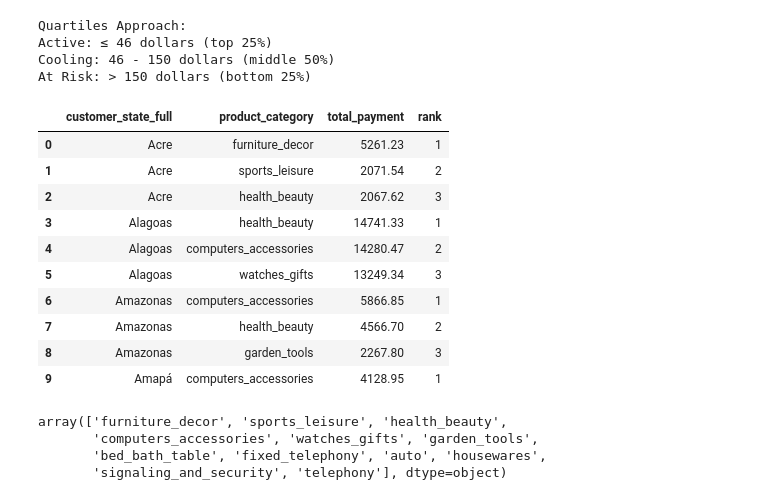
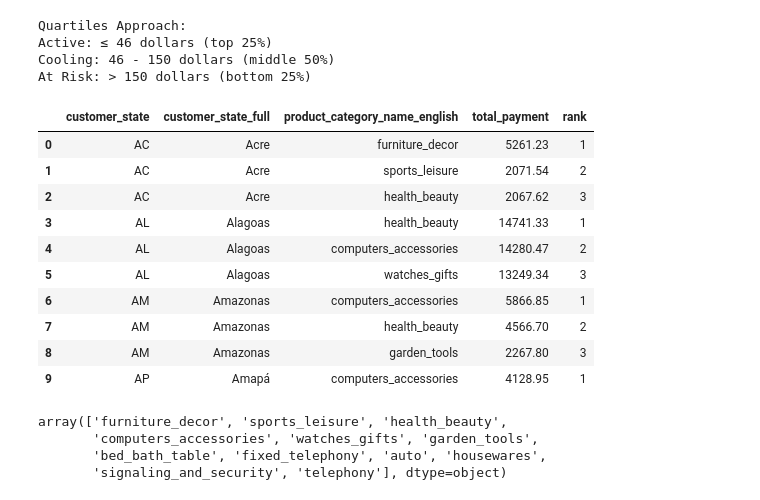
Before and after one commit to anudaridata/brazillian_ecommerce_purchase, a Jupyter notebook: notebooks/olist_analysis.ipynb, the cells around one changed output. Drawn from its saved outputs; the diff is of its cells as text; code cells hidden in the pictures.

```diff
--- a/notebooks/olist_analysis.ipynb
+++ b/notebooks/olist_analysis.ipynb
@@ -379,18 +349,18 @@ Active: ≤ 46 dollars (top 25%)
 Cooling: 46 - 150 dollars (middle 50%)
 At Risk: > 150 dollars (bottom 25%)
 # %%
-top_three = pd.read_csv('/Users/anuka/Documents/python_projects/october/top_three_categories.csv')
+top_three = pd.read_csv('/Users/anuka/Documents/python_projects/october/data/product_by_state.csv')
 top_three.head(10)
 # %% [output]
-|  | customer_state_full | product_category | total_payment | rank |
-| 0 | Acre | furniture_decor | 5261.23 | 1 |
-| 1 | Acre | sports_leisure | 2071.54 | 2 |
-| 2 | Acre | health_beauty | 2067.62 | 3 |
-| 3 | Alagoas | health_beauty | 14741.33 | 1 |
-| 4 | Alagoas | computers_accessories | 14280.47 | 2 |
-| 5 | Alagoas | watches_gifts | 13249.34 | 3 |
-| 6 | Amazonas | computers_accessories | 5866.85 | 1 |
-| 7 | Amazonas | health_beauty | 4566.70 | 2 |
-| 8 | Amazonas | garden_tools | 2267.80 | 3 |
-| 9 | Amapá | computers_accessories | 4128.95 | 1 |
+|  | customer_state | customer_state_full | product_category_name_english | total_payment | rank |
+| 0 | AC | Acre | furniture_decor | 5261.23 | 1 |
+| 1 | AC | Acre | sports_leisure | 2071.54 | 2 |
+| 2 | AC | Acre | health_beauty | 2067.62 | 3 |
+| 3 | AL | Alagoas | health_beauty | 14741.33 | 1 |
+| 4 | AL | Alagoas | computers_accessories | 14280.47 | 2 |
+| 5 | AL | Alagoas | watches_gifts | 13249.34 | 3 |
+| 6 | AM | Amazonas | computers_accessories | 5866.85 | 1 |
+| 7 | AM | Amazonas | health_beauty | 4566.70 | 2 |
+| 8 | AM | Amazonas | garden_tools | 2267.80 | 3 |
+| 9 | AP | Amapá | computers_accessories | 4128.95 | 1 |
 # %%
```
Also changed, not shown: parts of 34 cells of this notebook, 1 other file.
